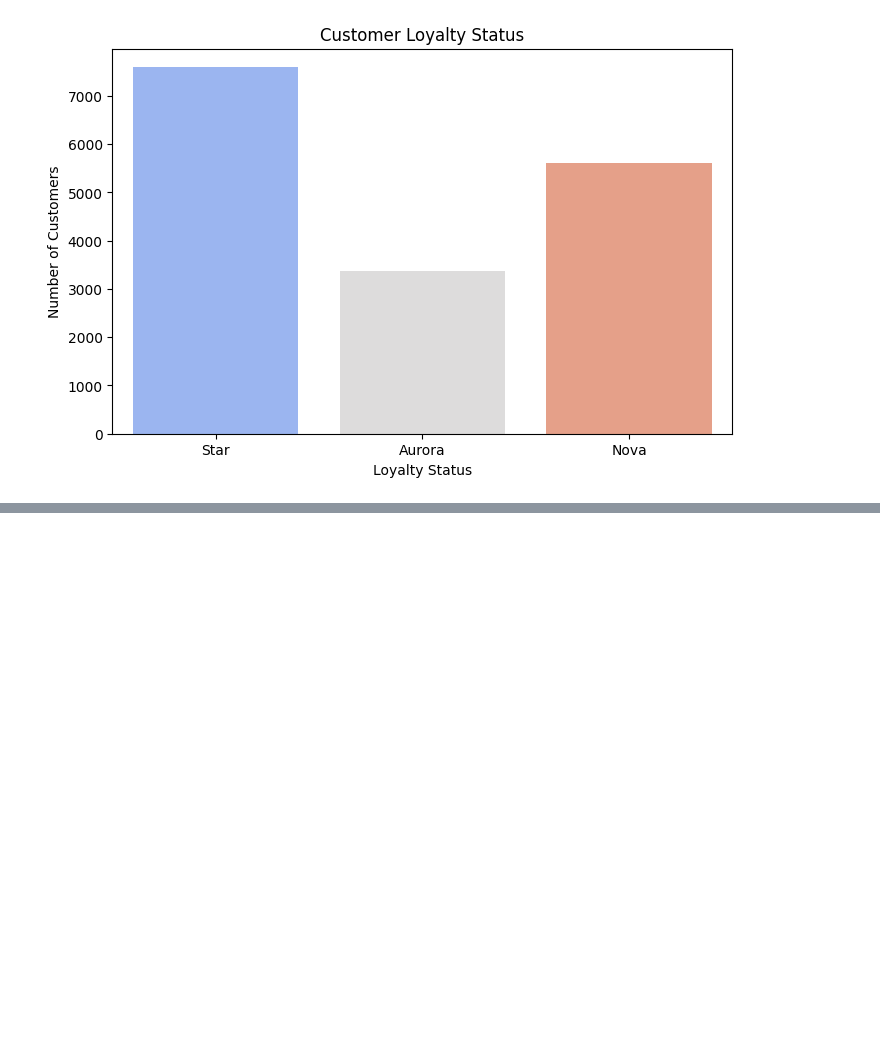
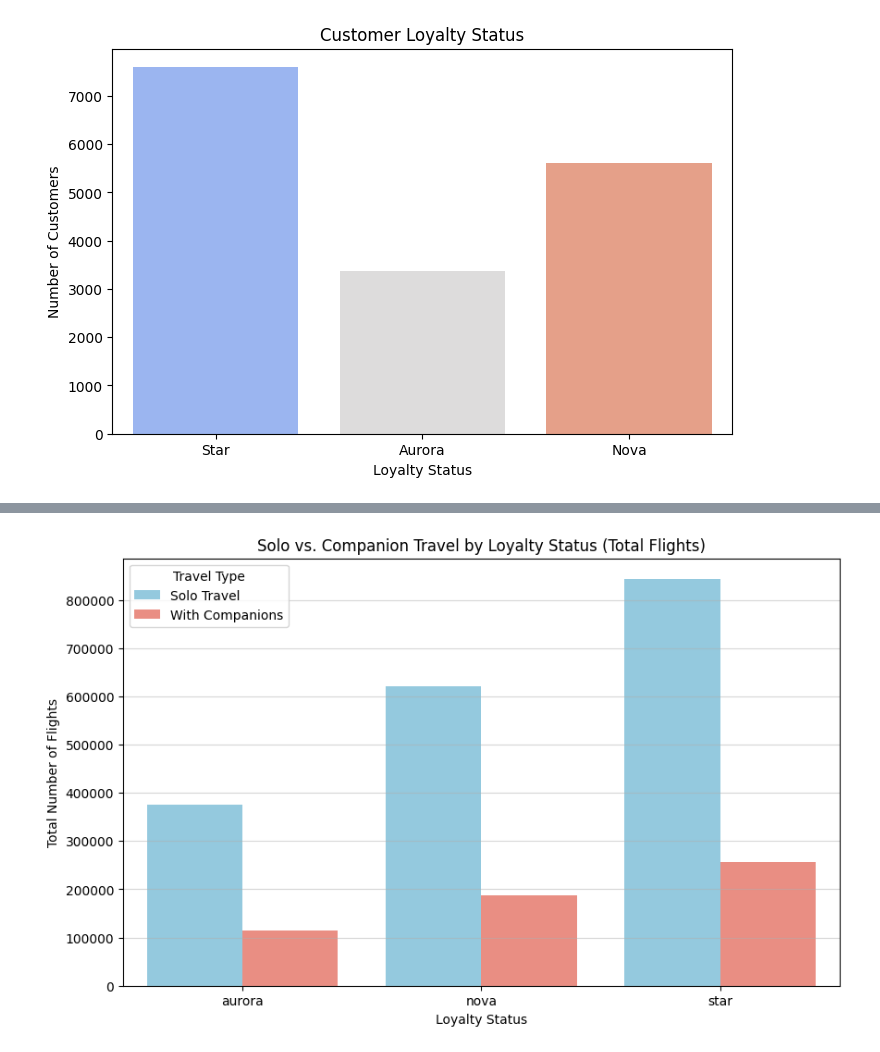
Before and after one commit to Mehmet1700/DataMining2025, a Jupyter notebook: notebooks/03_behavioral_segmentation_esra.ipynb, the cells around one changed output, grey strips where cells are left out. Cells and saved outputs as stored; diff of their text form; code cells hidden in the pictures; blank space fills up the shorter version.

```diff
--- a/notebooks/03_behavioral_segmentation_esra.ipynb
+++ b/notebooks/03_behavioral_segmentation_esra.ipynb
@@ -336,0 +347,41 @@ Passing `palette` without assigning `hue` is deprecated and will be removed in v
+# %%
+customers['SoloFlights'] = customers['total_flights'] - customers['total_flights_with_companions']
+
+# 2. Aggregate by Loyalty Status. Filter the status names by converting to lower case.
+df_solo_companion = customers.copy()
+df_solo_companion['LoyaltyStatus'] = df_solo_companion['LoyaltyStatus'].str.lower()
+df_solo_companion = df_solo_companion[df_solo_companion['LoyaltyStatus'].isin(['star', 'aurora', 'nova'])]
+
+df_solo_companion = df_solo_companion.groupby('LoyaltyStatus')[['SoloFlights', 'total_flights_with_companions']].sum().reset_index()
+
+# Rename columns for clarity in the plot legend
+df_solo_companion = df_solo_companion.rename(columns={
+    'total_flights_with_companions': 'With Companions',
+    'SoloFlights': 'Solo Travel'
+})
+
+# Melt the DataFrame for Seaborn's barplot
+df_melted = df_solo_companion.melt(
+    id_vars='LoyaltyStatus',
+    var_name='Travel Type',
+    value_name='Total Flights'
+)
+
+# Plotting - Grouped Bar Chart
+plt.figure(figsize=(10, 6))
+sns.barplot(
+    data=df_melted,
+    x='LoyaltyStatus',
+    y='Total Flights',
+    hue='Travel Type',
+    palette={'Solo Travel': 'skyblue', 'With Companions': 'salmon'}
+)
+
+plt.title('Solo vs. Companion Travel by Loyalty Status (Total Flights)')
+plt.xlabel('Loyalty Status')
+plt.ylabel('Total Number of Flights')
+plt.grid(axis='y', alpha=0.5)
+plt.legend(title='Travel Type')
+plt.show()
+# %% [output]
+[figure, added]
```
Also changed, not shown: parts of 7 cells of this notebook.
